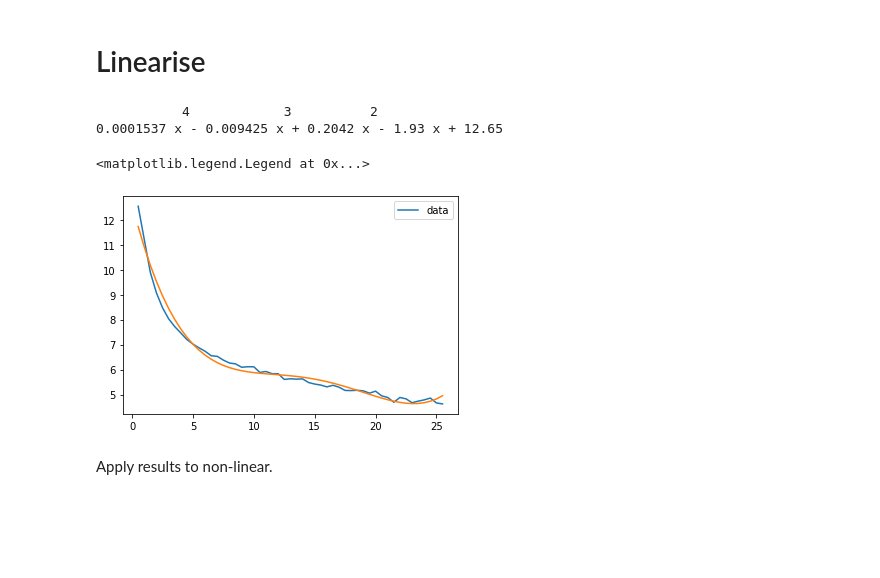
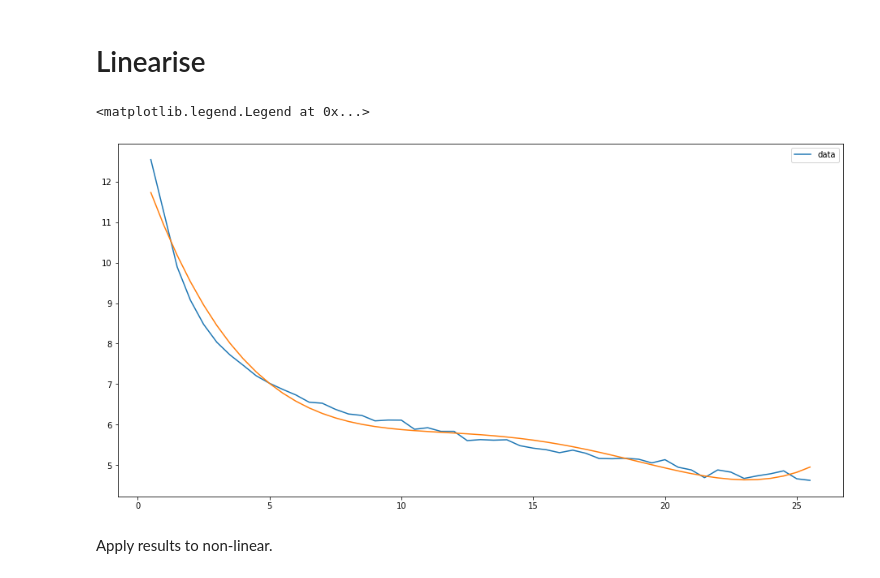
Before and after one commit to georgeamccarthy/acoustic-data-science-cambay, a Jupyter notebook: notebooks/14-GM-get_transients.ipynb, the cells around one changed output. Drawn from its saved outputs; the diff is of its cells as text; code cells hidden in the pictures; blank space fills up the shorter version.

```diff
--- a/notebooks/14-GM-get_transients.ipynb
+++ b/notebooks/14-GM-get_transients.ipynb
@@ -255,3 +203,5 @@ See the caveats in the documentation: https://pandas.pydata.org/pandas-docs/stab
+# %%
+whole_year_transients_df = pd.read_feather(config.processed_data_path + '/transient_timestamps_and_durations/whole_year.feather')
 # %% [markdown]
 #   Plotting
 # %%
@@ -366,0 +458,28 @@ Length: 367, dtype: int64
+# %%
+whole_year_transients_df["month"] = whole_year_transients_df['timestamp'].apply(lambda x: '{year}{month:02}'.format(year=x.year, month=x.month)).values
+
+short_transients_df = whole_year_transients_df[whole_year_transients_df["duration"] <= 0.5].groupby("month").size()
+med_short_transients_df = whole_year_transients_df[(0.5 < whole_year_transients_df["duration"]) & (whole_year_transients_df["duration"] <= 5)].groupby("month").size()
+med_transients_df = whole_year_transients_df[(5 < whole_year_transients_df["duration"]) & (whole_year_transients_df["duration"] <= 3*60)].groupby("month").size()
+long_transients_df = whole_year_transients_df[(3*60 < whole_year_transients_df["duration"]) & (whole_year_transients_df["duration"] <= 20*60)].groupby("month").size()
+
+fig, ax = plt.subplots(1,1,figsize=(16,8))
+
+ax.bar(whole_year_transients_df["month"].unique(), 0)
+
+x = long_transients_df.index
+y = long_transients_df.values
+ax.bar(x, y, label=r"$3 \rm{min} \less \rm{duration} \leq 20 \rm{min}$")
+ax.set_ylabel("Number of long transients per month")
+
+ax2 = ax.twinx()
+ax.set_ylabel("Number of long transients per month")
+x = ice_concentration_monthly["month"]
+y = ice_concentration_monthly["total_concentration"]
+ax2.set_ylabel("Ice concentration (/10)")
+ax2.scatter(x, y, label="Ice concentration")
+ax2.plot(x, y)
+
+ax.legend(loc="upper left")
+ax2.legend(loc="upper right")
+plt.show()
@@ -370,7 +642,7 @@ Length: 367, dtype: int64
 Trying to fit the decrease of transient occurance with increasing duration to some common function e.g. occurance ~ e^-(duration) or occurance ~ 1/(duration) but failed. Most similar to an exponential.
 # %%
 transients_by_duration = whole_year_transients_df.groupby("duration").size()
-transients_by_duration = transients_by_duration[transients_by_duration.values>100]
+#transients_by_duration = transients_by_duration[transients_by_duration.values]
 transients_by_duration
 # %% [output]
 duration
@@ -453,20 +757,17 @@ wolfram alpha:
 # %%
 x_data = transients_by_duration.index
 y_data = np.log(transients_by_duration.values)
+plt.figure(figsize=(16,8))
 
 plt.plot(x_data, y_data, label="data")
 
-
 log_y_model = np.poly1d(np.polyfit(x_data, y_data, 4))
-print(y_model)
 plt.plot(x_data, log_y_model(x_data))
 
 plt.legend()
 # %% [output]
-           4            3          2
-0.0001537 x - 0.009425 x + 0.2042 x - 1.93 x + 12.65
+<matplotlib.legend.Legend at 0x...>
-<matplotlib.legend.Legend at 0x...>
-[figure, old version]
+[figure, new version]
 # %% [markdown]
 Apply results to non-linear.
 # %%
```
Also changed, not shown: parts of 30 cells of this notebook, 30 other files.
